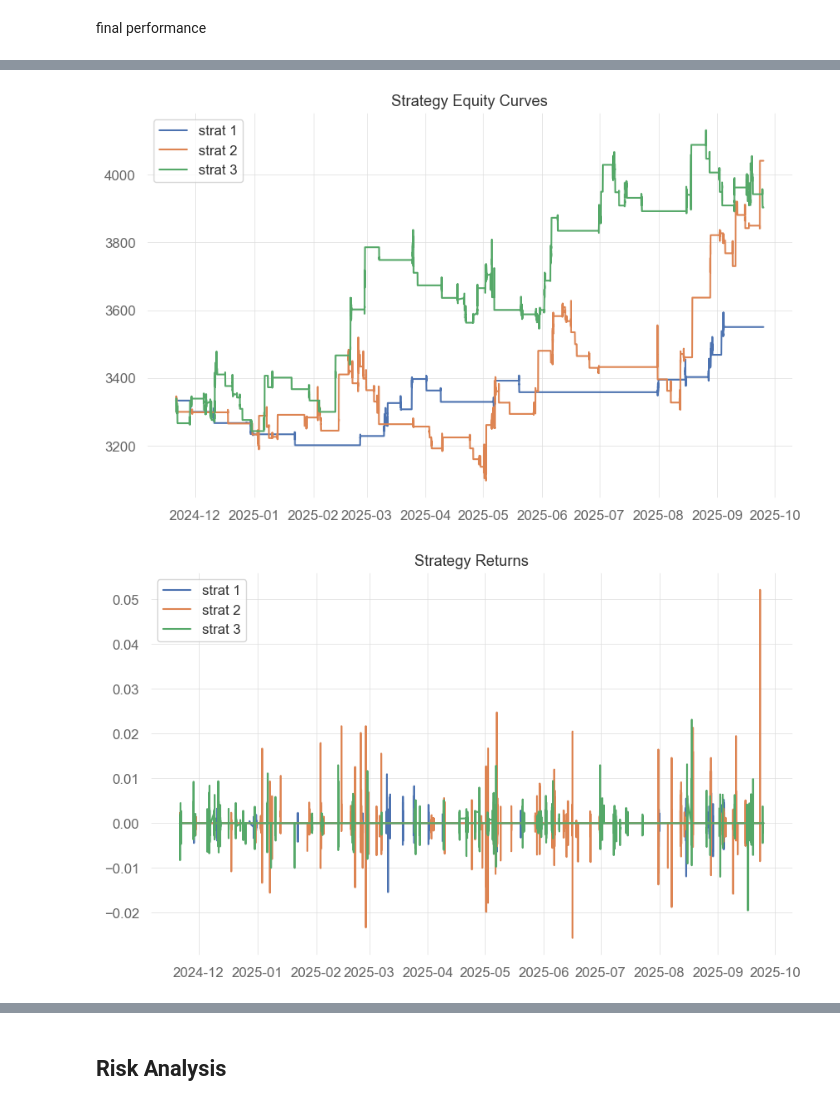
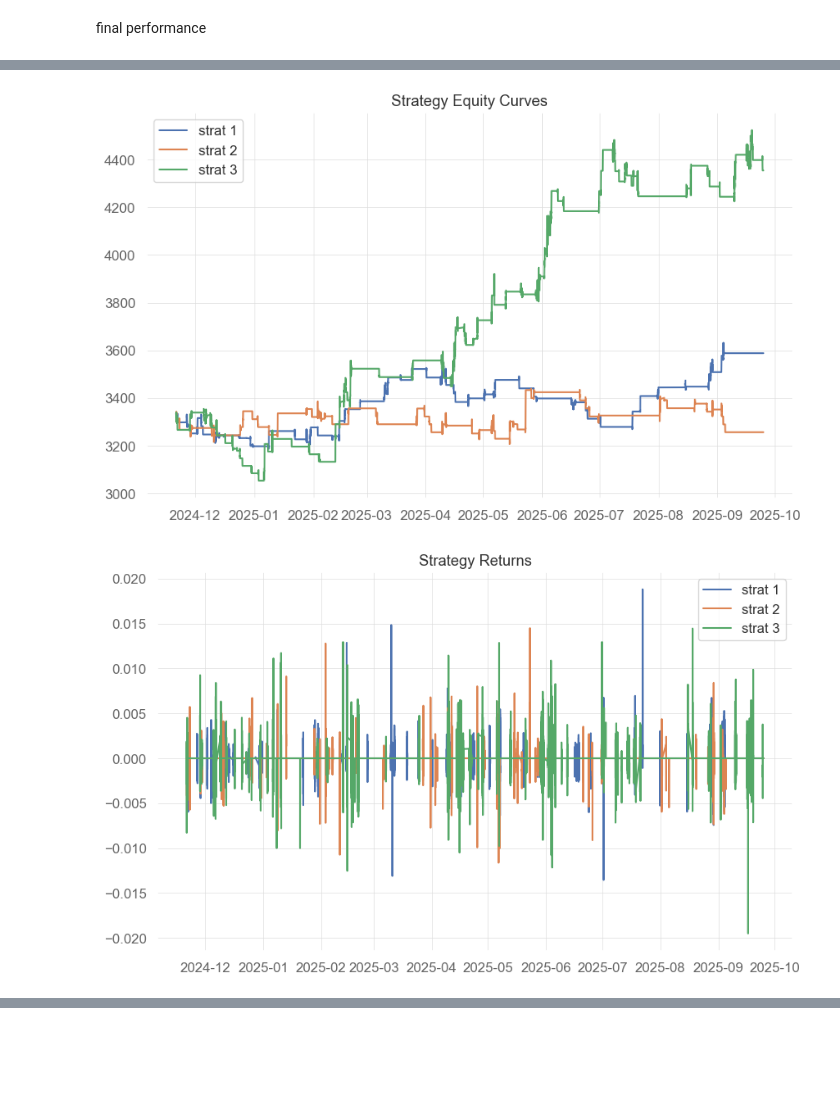
Before and after one commit to AmjadSaidam/FTMO-MT5-Trading-Bot, a Jupyter notebook: notebooks/backtest.ipynb, the cells around one changed output, grey strips where cells are left out. Saved outputs shown, nothing was run; the diff lists cells and outputs as text; code cells hidden in the pictures; blank space fills up the shorter version.

Commit message:
feat: option to run wfa with no ensemble model and added volume plots

```diff
--- a/notebooks/backtest.ipynb
+++ b/notebooks/backtest.ipynb
@@ -319,12 +318,13 @@ start = end - pd.Timedelta(value = 1, unit = 'D')
 # run multi-strategy wfa
 data = [multi_timeframe_data, data_2, data_3] # forex, equity, crypto
 strats = [ts.session_breakout, ts.vwap_breakout, ts.bollinger_band_cdv]
-strats_kwargs = [{}, {'volume_window': 1}, {}]
-forex = [False, False, False]
+strats_kwargs = [{}, {}, {}]
+forex = [True, False, False]
 commissions = [0.0, 0.00004, 0.00004]
+model_ensembels = [True, True, True] # disable ensemble model for forex pair
 
 account_balance = 1e4
-account_balance_per_strat = acc_balance / len(data)
+account_balance_per_strat = account_balance / len(data)
 
 wfa_payloads = {}
 for i in range(len(data)):
@@ -333,6 +333,7 @@ for i in range(len(data)):
                                              strat = strats[i],
                                              acc_balance = account_balance_per_strat,
                                              strat_kwargs = strats_kwargs[i],
+                                             model_ensemble = model_ensembels[i],
                                              train_frac = 0.05,
                                              eval_frac = 0.02,
                                              commission_value = 0)
@@ -459,4 +443,12 @@ with warnings.catch_warnings():
     plt.plot(eval_index, strat_3_rt, label = 'strat 3')
     plt.legend()
     plt.show()
+    # traded volume
+    plt.title('Strategy Volume Lots')
+    plt.plot(eval_index, wfa_payloads['wfa_strat_0']['volume_lots'], label = 'strat 1')
+    plt.plot(eval_index, wfa_payloads['wfa_strat_1']['volume_lots'], label = 'strat 2')
+    plt.plot(eval_index, wfa_payloads['wfa_strat_2']['volume_lots'], label = 'strat 3')
+    plt.hlines(0.01, eval_index[0], eval_index[-1], color = 'red', linestyle = '--', linewidth = 2)
+    plt.legend()
+    plt.show()
 # %% [output]
@@ -465,2 +457,2 @@ with warnings.catch_warnings():
-[figure, old version]
+[figure, new version]
-[figure, old version]
+[figure, new version]
@@ -467,2 +459,0 @@ with warnings.catch_warnings():
-# %% [markdown]
-## **Risk Analysis**
```
Also changed, not shown: parts of 7 cells of this notebook.
